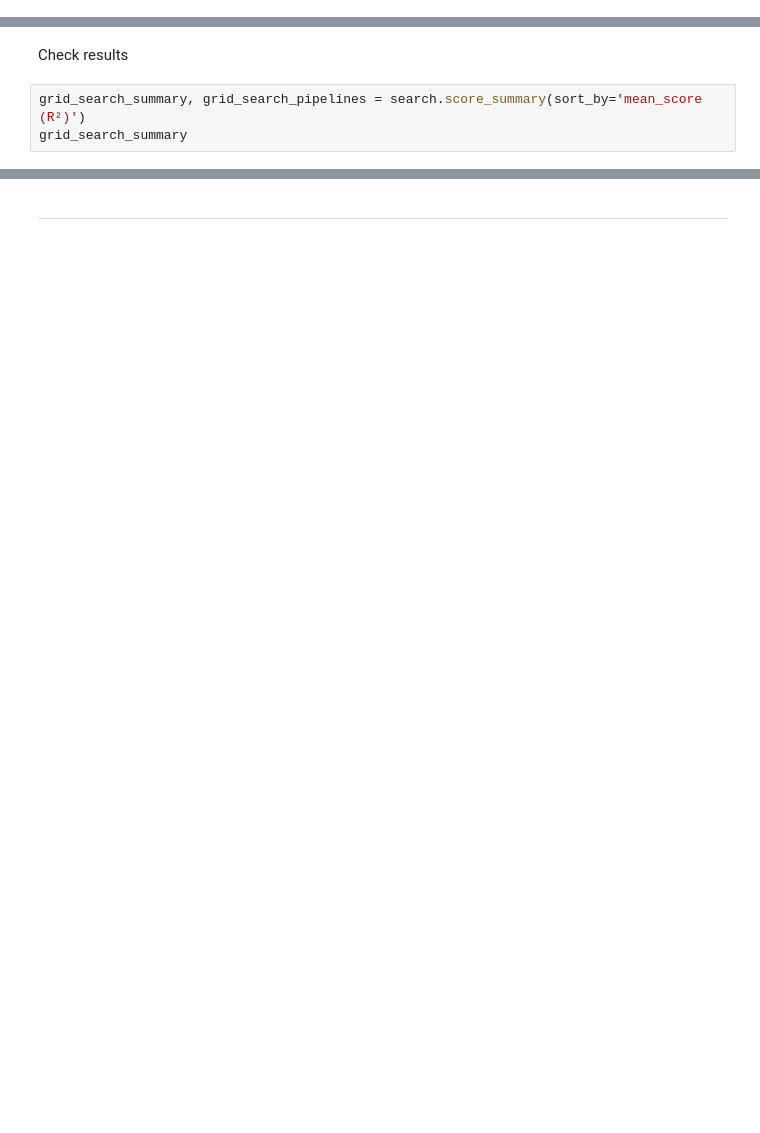
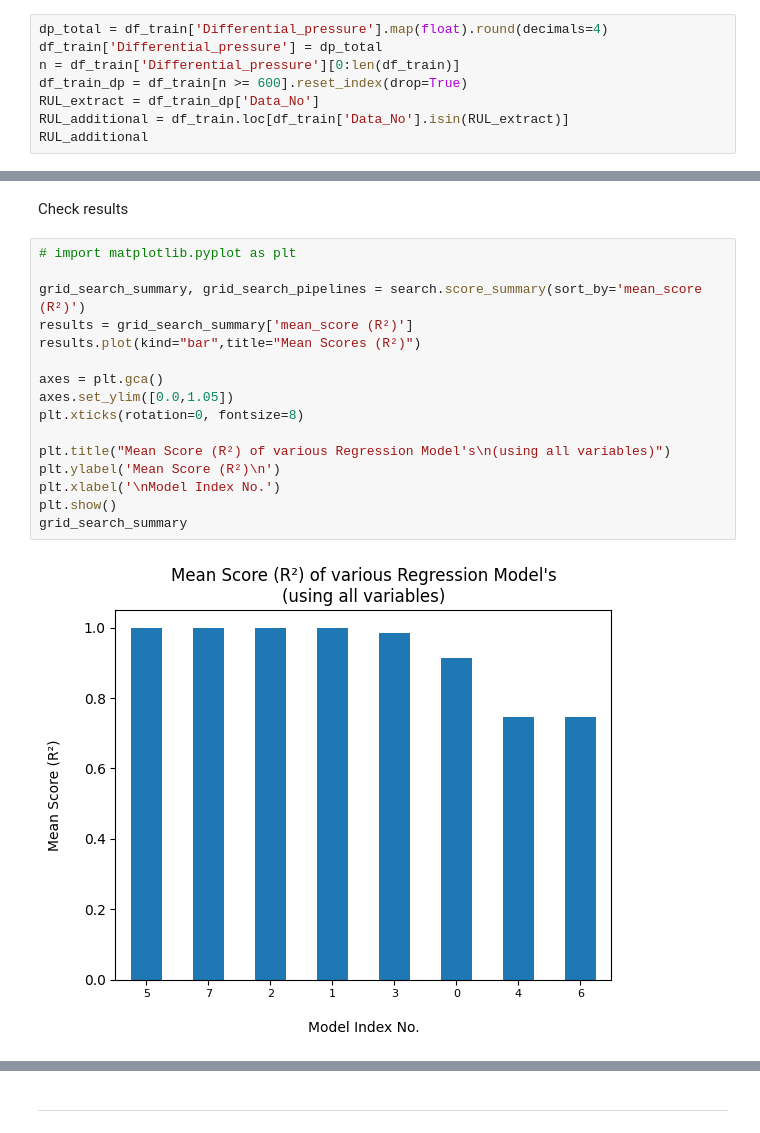
Before and after one commit to roeszler/filter-maintenance-predictor, a Jupyter notebook: jupyter_notebooks/05_refact - Modeling and Evaluation.ipynb, the cells around one changed output, grey strips where cells are left out. Saved outputs shown, nothing was run; the diff lists cells and outputs as text; blank space fills up the shorter version.

```diff
--- a/jupyter_notebooks/05_refact - Modeling and Evaluation.ipynb
+++ b/jupyter_notebooks/05_refact - Modeling and Evaluation.ipynb
@@ -66,0 +121,8 @@ df_total
+# %%
+dp_total = df_train['Differential_pressure'].map(float).round(decimals=4)
+df_train['Differential_pressure'] = dp_total
+n = df_train['Differential_pressure'][0:len(df_train)]
+df_train_dp = df_train[n >= 600].reset_index(drop=True)
+RUL_extract = df_train_dp['Data_No']
+RUL_additional = df_train.loc[df_train['Data_No'].isin(RUL_extract)]
+RUL_additional
@@ -248,5 +371,20 @@ search.fit(X_train, y_train, scoring='r2', n_jobs=-1, cv=5)
 # %% [markdown]
 Check results
-# %%
-grid_search_summary, grid_search_pipelines = search.score_summary(sort_by='mean_score (R²)')
-grid_search_summary
+# %%
+# import matplotlib.pyplot as plt
+
+grid_search_summary, grid_search_pipelines = search.score_summary(sort_by='mean_score (R²)')
+results = grid_search_summary['mean_score (R²)']
+results.plot(kind="bar",title="Mean Scores (R²)")
+
+axes = plt.gca()
+axes.set_ylim([0.0,1.05])
+plt.xticks(rotation=0, fontsize=8)
+
+plt.title("Mean Score (R²) of various Regression Model's\n(using all variables)")
+plt.ylabel('Mean Score (R²)\n')
+plt.xlabel('\nModel Index No.')
+plt.show()
+grid_search_summary
+# %% [output]
+[figure, added]
```
Also changed, not shown: parts of 65 cells of this notebook, 4 other files.
